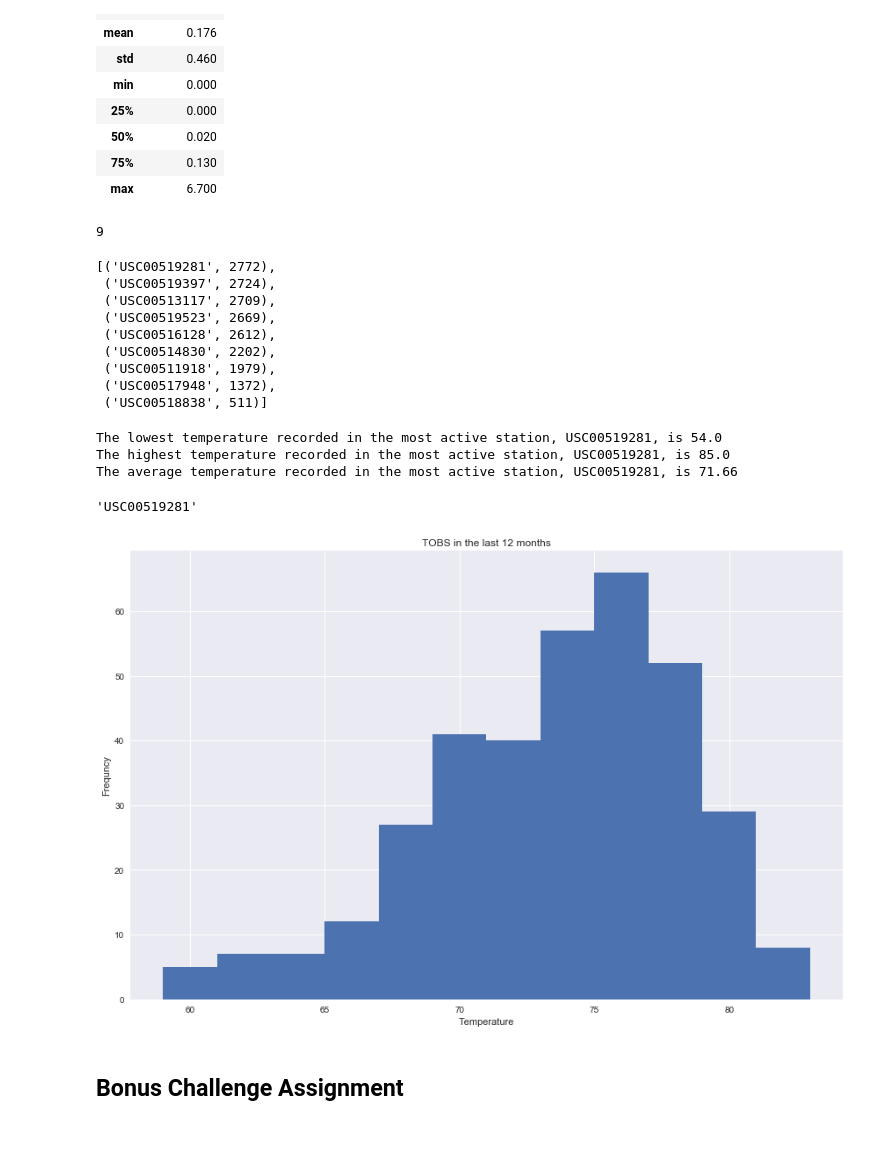
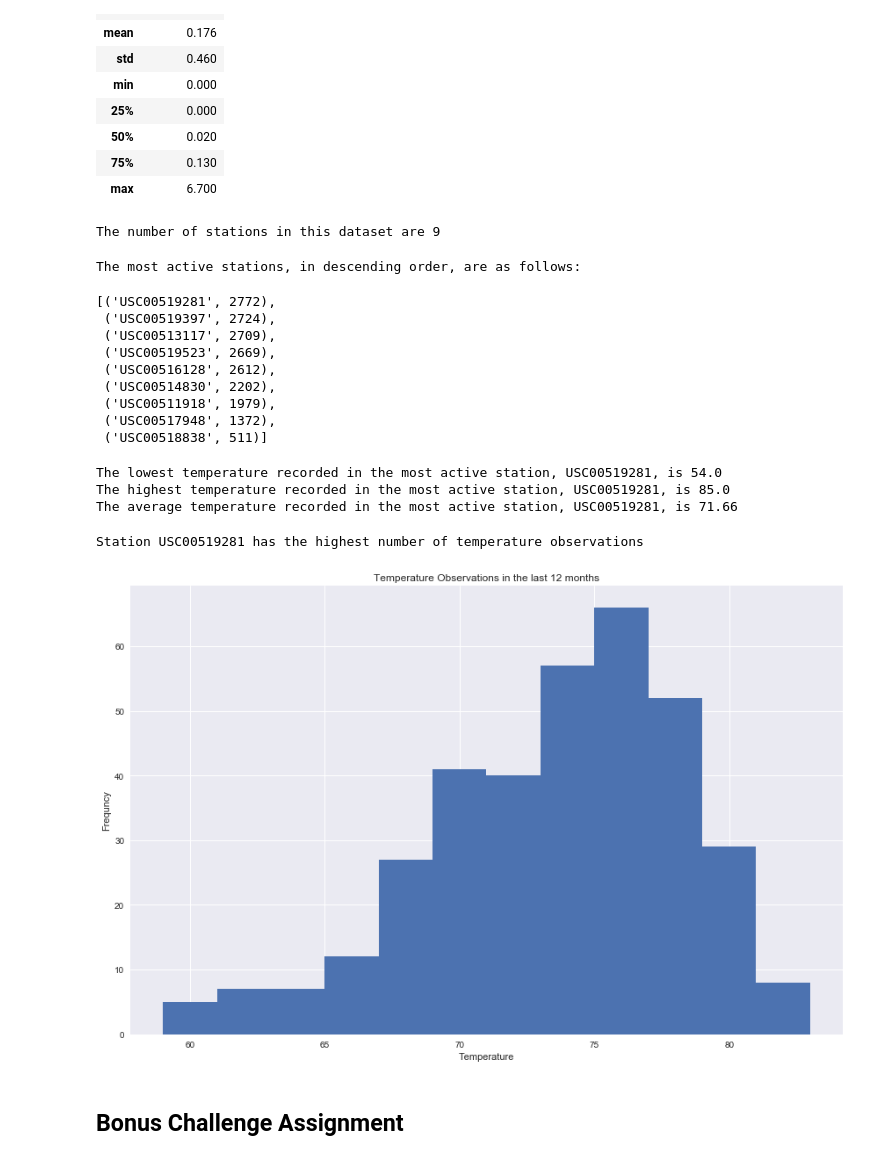
Before and after one commit to dayothompson/Sqlalchemy_Challenge, a Jupyter notebook: climate_starter.ipynb, the cells around one changed output. Cells and saved outputs as stored; diff of their text form; code cells hidden in the pictures.

```diff
--- a/climate_starter.ipynb
+++ b/climate_starter.ipynb
@@ -70,0 +46,8 @@ first_row.__dict__
+# %%
+# Show name of the rows and type in the Measurement table
+
+inspector = inspect(engine)
+measurement_columns = inspector.get_columns("Measurement")
+
+for i in measurement_columns:
+    print(i['name'], i['type'])
@@ -70,0 +60,7 @@ first_row.__dict__
+# %%
+# Show name of the rows and type in the Station table
+
+station_columns = inspector.get_columns("Station")
+
+for i in station_columns:
+    print(i['name'], i['type'])
@@ -82,8 +85,12 @@ ret_date
 # %%
 # Calculate the date 1 year ago from the last data point in the database
 
-data = engine.execute('SELECT * FROM Measurement WHERE date >= "2016-08-24" AND date <= "2017-08-23" \
-                        ORDER BY date DESC').fetchall()
+start_date = ('2016-08-24')
+end_date = ('2017-08-23')
+
+
+data = engine.execute("SELECT * FROM Measurement WHERE date >= ? AND date <= ?\
+                        ORDER BY date ASC", start_date, end_date).fetchall()
 # %%
 # Perform a query to retrieve the date and precipitation scores
 
@@ -158,9 +157,9 @@ date_index.describe().round(3)
 # Design a query to show how many stations are available in this dataset?
 
 stats_num = session.query(Station).distinct(Station.station).count()
-stats_num
+print("The number of stations in this dataset are " + str(stats_num))
 # %% [output]
-9
+The number of stations in this dataset are 9
 # %%
 # What are the most active stations? (i.e. what stations have the most rows)?
 # List the stations and the counts in descending order.
@@ -169,17 +168,19 @@ stats_count = session.query(Measurement.station, func.count(Measurement.station)
                 group_by(Measurement.station).order_by(func.count(Measurement.station).\
                                                        desc()).all()
 
+print("The most active stations, in descending order, are as follows: " )
 stats_count
 # %% [output]
-[('USC00519281', 2772),
- ('USC00519397', 2724),
- ('USC00513117', 2709),
- ('USC00519523', 2669),
- ('USC00516128', 2612),
- ('USC00514830', 2202),
- ('USC00511918', 1979),
- ('USC00517948', 1372),
- ('USC00518838', 511)]
+The most active stations, in descending order, are as follows:
+[('USC00519281', 2772),
+ ('USC00519397', 2724),
+ ('USC00513117', 2709),
+ ('USC00519523', 2669),
+ ('USC00516128', 2612),
+ ('USC00514830', 2202),
+ ('USC00511918', 1979),
+ ('USC00517948', 1372),
+ ('USC00518838', 511)]
 # %%
 # Using the station id from the previous query, calculate the lowest temperature recorded,
 # highest temperature recorded, and average temperature of the most active station?
@@ -199,14 +200,19 @@ The average temperature recorded in the most active station, USC00519281, is 71.
 # Choose the station with the highest number of temperature observations.
 
 stats_hi = stats_count[0][0]
-stats_hi
+print("Station " + str(stats_hi) + " has the highest number of temperature observations")
 # %% [output]
-'USC00519281'
+Station USC00519281 has the highest number of temperature observations
 # %%
 # Query the last 12 months of temperature observation data for this station
 
-data_one = engine.execute('SELECT * FROM Measurement WHERE station = "USC00519281" AND \
-                        date >= "2016-08-24" AND date <= "2017-08-23" ORDER BY date DESC').fetchall()
+stats_hi = ('USC00519281')
+start_date = ('2016-08-24')
+end_date = ('2017-08-23')
+
+
+data_one = engine.execute("SELECT * FROM Measurement WHERE station = ? AND \
+                        date >= ? AND date <= ? ORDER BY date DESC", stats_hi, start_date, end_date).fetchall()
 data_one
 
 
@@ -218,15 +224,15 @@ for i in data_one:
 # %%
 # plot the results as a histogram
 
 plt.figure(figsize=(12,8))
 plt.hist(stats_temp, bins=12)
 plt.xlabel('Temperature')
 plt.ylabel('Frequncy')
-plt.title('TOBS in the last 12 months')
+plt.title('Temperature Observations in the last 12 months')
 plt.tight_layout()
 plt.show()
 # %% [output]
-[figure, old version]
+[figure, new version]
 # %% [markdown]
 ## Bonus Challenge Assignment
 # %%
```
Also changed, not shown: parts of 15 cells of this notebook.
